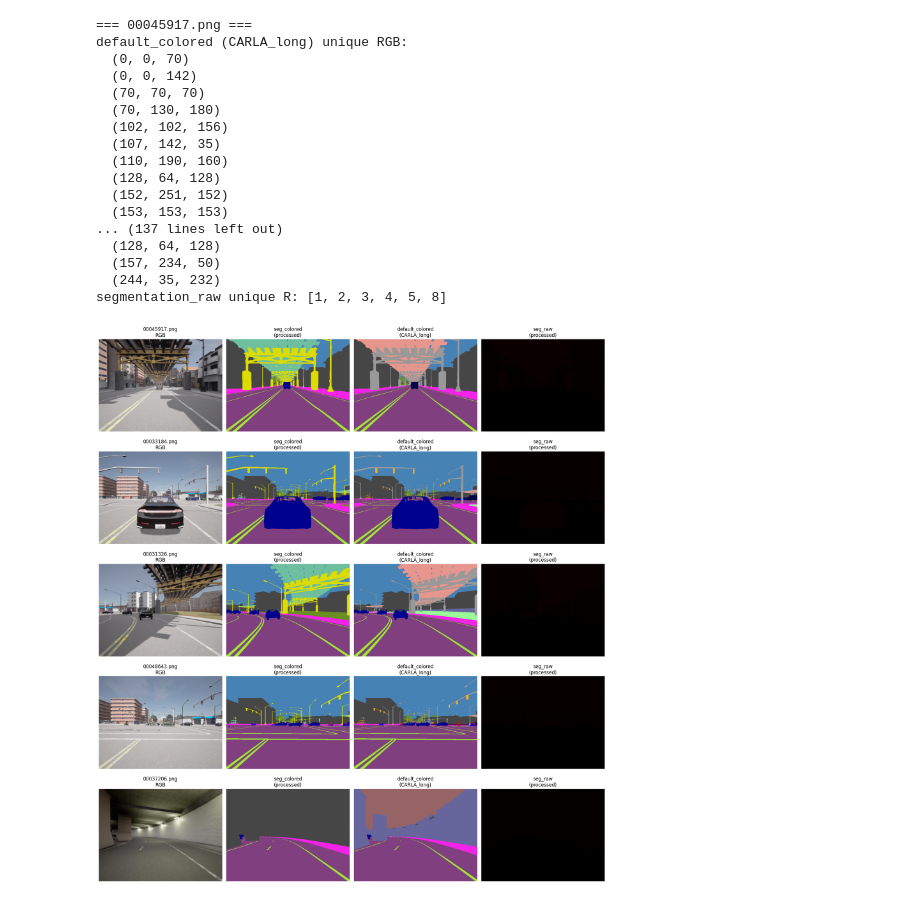
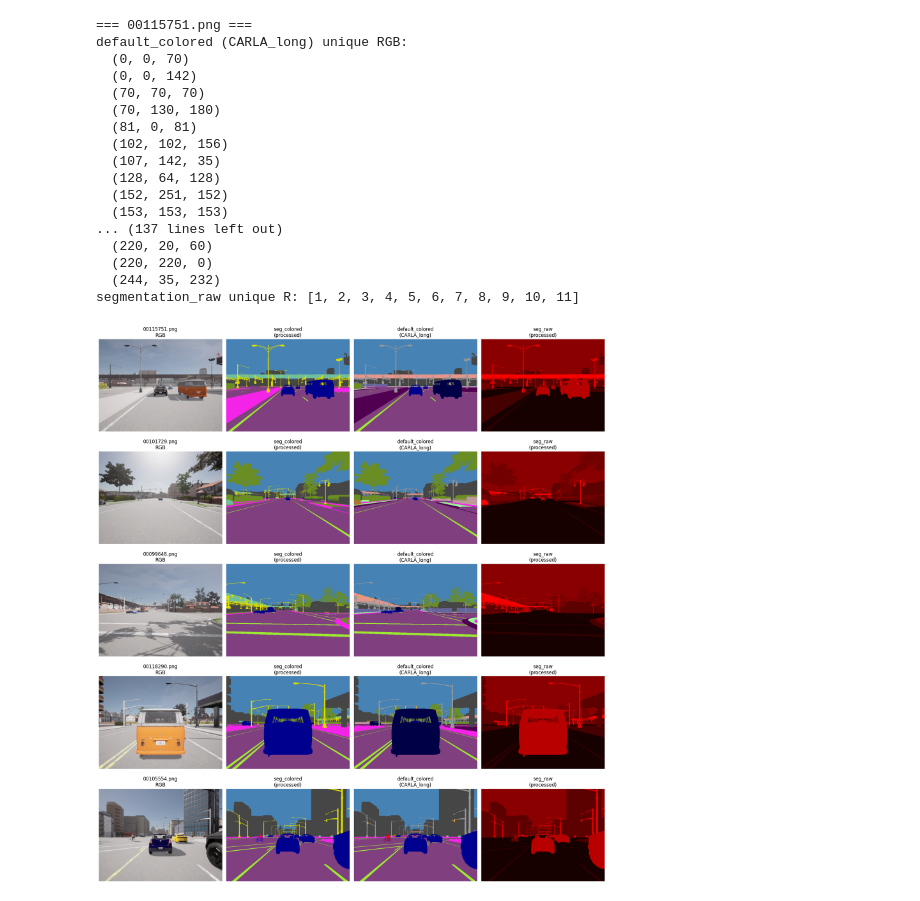
Before and after one commit to ReversedBlue/ZSN_Projekt, a Jupyter notebook: data_processing/classes_merge.ipynb, the cells around one changed output. Drawn from its saved outputs; the diff is of its cells as text; code cells hidden in the pictures.

```diff
--- a/data_processing/classes_merge.ipynb
+++ b/data_processing/classes_merge.ipynb
@@ -307,7 +309,7 @@ import matplotlib.pyplot as plt
 import numpy as np
 from PIL import Image
 
-SEQ_ID = "00"
+SEQ_ID = "03"
 SEQ_OUT = Path(merged_dataset_root) / SEQ_ID
 SEQ_SRC = Path(raw_dataset_root) / SEQ_ID
 N_SAMPLES = 5
@@ -351,40 +353,40 @@ for row, name in enumerate(picked):
         col = col[..., :3]
     if default_col.shape[-1] == 4:
         default_col = default_col[..., :3]
     raw_vis = raw[..., :3] if raw.ndim == 3 and raw.shape[-1] >= 3 else raw
 
     axes[row, 0].imshow(rgb)
     axes[row, 0].set_title(f"{name}\nRGB")
     axes[row, 1].imshow(col)
     axes[row, 1].set_title("seg_colored\n(processed)")
     axes[row, 2].imshow(default_col)
     axes[row, 2].set_title("default_colored\n(CARLA_long)")
-    axes[row, 3].imshow(raw_vis)
+    axes[row, 3].imshow(raw_vis * (255 // 11))
     axes[row, 3].set_title("seg_raw\n(processed)")
     for c in range(4):
         axes[row, c].axis("off")
 
 plt.tight_layout()
 plt.show()
 # %% [output]
-=== 00045917.png ===
+=== 00115751.png ===
 default_colored (CARLA_long) unique RGB:
   (0, 0, 70)
   (0, 0, 142)
   (70, 70, 70)
   (70, 130, 180)
+  (81, 0, 81)
   (102, 102, 156)
   (107, 142, 35)
-  (110, 190, 160)
   (128, 64, 128)
   (152, 251, 152)
   (153, 153, 153)
 ... (137 lines left out)
-  (128, 64, 128)
-  (157, 234, 50)
+  (220, 20, 60)
+  (220, 220, 0)
   (244, 35, 232)
-segmentation_raw unique R: [1, 2, 3, 4, 5, 8]
+segmentation_raw unique R: [1, 2, 3, 4, 5, 6, 7, 8, 9, 10, 11]
-[figure, old version]
+[figure, new version]
 # %%
 # import random
 # from pathlib import Path
```
Also changed, not shown: parts of 1 cell of this notebook, 5 other files.
